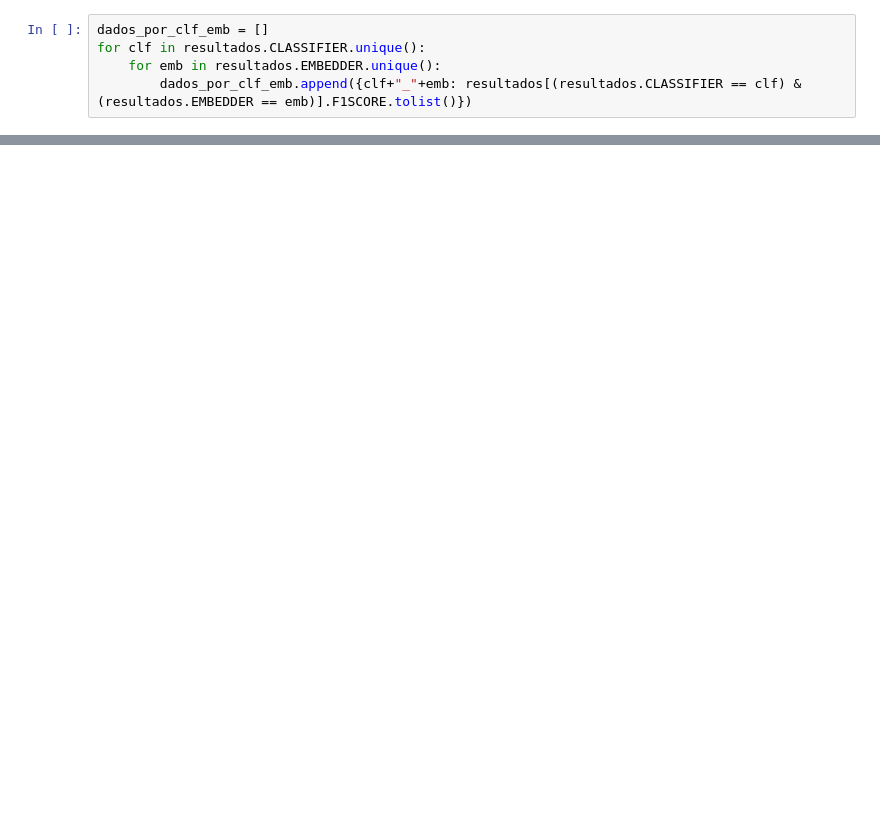
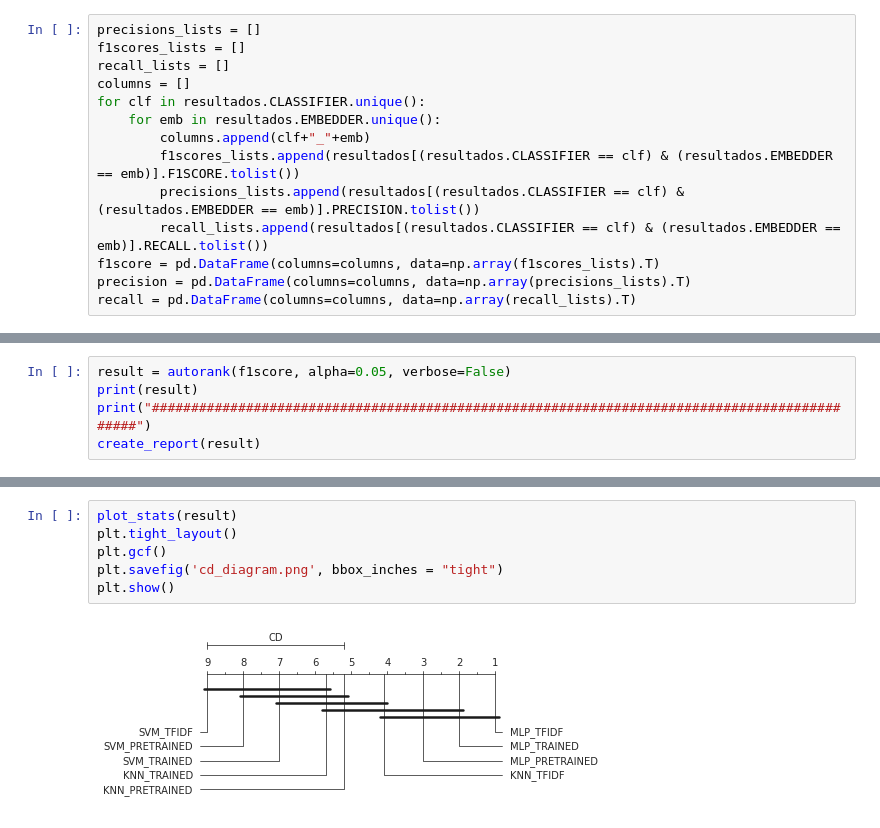
Before and after one commit to danieljunior/machine-leaning-2020.1, a Jupyter notebook: notebooks/Análise de Resultados.ipynb, the cells around one changed output, grey strips where cells are left out. Drawn from its saved outputs; the diff is of its cells as text; blank space fills up the shorter version.

```diff
--- a/notebooks/Análise de Resultados.ipynb
+++ b/notebooks/Análise de Resultados.ipynb
@@ -22,5 +30,14 @@ resultados
 # %%
-dados_por_clf_emb = []
+precisions_lists = []
+f1scores_lists = []
+recall_lists = []
+columns = []
 for clf in resultados.CLASSIFIER.unique():
     for emb in resultados.EMBEDDER.unique():
-        dados_por_clf_emb.append({clf+"_"+emb: resultados[(resultados.CLASSIFIER == clf) & (resultados.EMBEDDER == emb)].F1SCORE.tolist()})
+        columns.append(clf+"_"+emb)
+        f1scores_lists.append(resultados[(resultados.CLASSIFIER == clf) & (resultados.EMBEDDER == emb)].F1SCORE.tolist())
+        precisions_lists.append(resultados[(resultados.CLASSIFIER == clf) & (resultados.EMBEDDER == emb)].PRECISION.tolist())
+        recall_lists.append(resultados[(resultados.CLASSIFIER == clf) & (resultados.EMBEDDER == emb)].RECALL.tolist())
+f1score = pd.DataFrame(columns=columns, data=np.array(f1scores_lists).T)
+precision = pd.DataFrame(columns=columns, data=np.array(precisions_lists).T)
+recall = pd.DataFrame(columns=columns, data=np.array(recall_lists).T)
@@ -58,0 +68,5 @@ sp.posthoc_nemenyi_friedman(dados_para_avaliar)
+# %%
+result = autorank(f1score, alpha=0.05, verbose=False)
+print(result)
+print("#############################################################################################")
+create_report(result)
@@ -58,0 +91,8 @@ sp.posthoc_nemenyi_friedman(dados_para_avaliar)
+# %%
+plot_stats(result)
+plt.tight_layout()
+plt.gcf()
+plt.savefig('cd_diagram.png', bbox_inches = "tight")
+plt.show()
+# %% [output]
+[figure, added]
```
Also changed, not shown: parts of 14 cells of this notebook, 4 other files.
